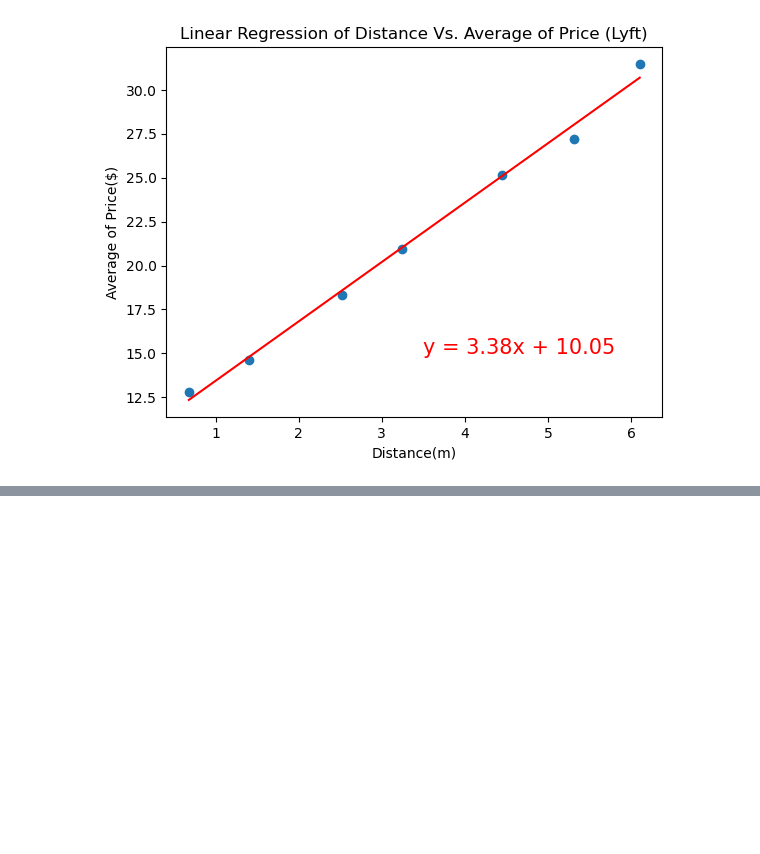
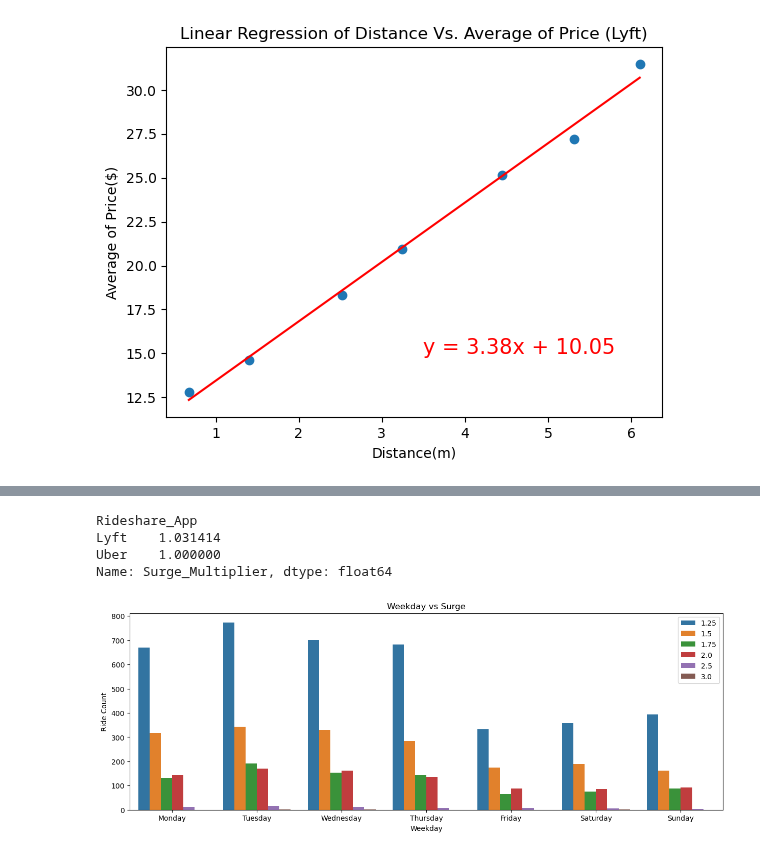
Before and after one commit to marnaji/Project-1, a Jupyter notebook: main.ipynb, the cells around one changed output, grey strips where cells are left out. Drawn from its saved outputs; the diff is of its cells as text; code cells hidden in the pictures; blank space fills up the shorter version.

```diff
--- a/main.ipynb
+++ b/main.ipynb
@@ -749,0 +780,25 @@ plt.show()
+# %%
+# Comparing mean surge values for Apps
+mean_surge=final_df.groupby("Rideshare_App").mean()["Surge_Multiplier"]
+mean_surge
+# %% [output]
+Rideshare_App
+Lyft    1.031414
+Uber    1.000000
+Name: Surge_Multiplier, dtype: float64
+# %%
+# Knowing that Uber doesn't charge surge rates, let's see how Lyft rides are affected by surge per day
+# Separating our lyft data to only show us rides with surge rates > 1
+
+lyft_surge=lyft_split.loc[lyft_split["Surge_Multiplier"]>1]
+
+lyft_surge_df = pd.DataFrame(lyft_surge.groupby(["Weekday", "Surge_Multiplier"]).size().reset_index())
+lyft_surge_df.columns = ["Weekday", "Surge", "Ride Count"]
+
+plt.figure(figsize=(15, 5))
+sns.barplot(x="Weekday", y="Ride Count", hue="Surge", data=lyft_surge_df, order=days).set_title("Weekday vs Surge")
+plt.legend(loc="upper right")
+plt.savefig("Images/4_5.png")
+plt.show()
+# %% [output]
+[figure, added]
```
Also changed, not shown: parts of 39 cells of this notebook, 24 other files.
